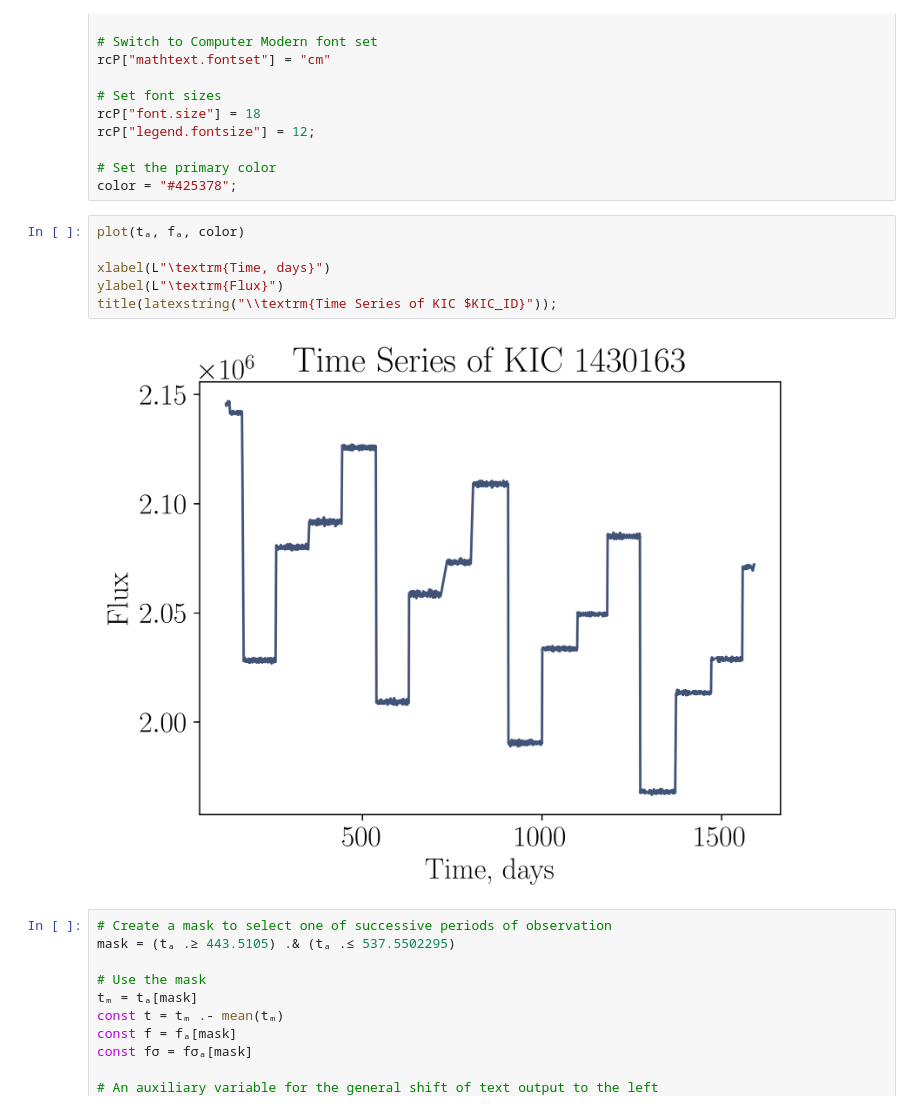
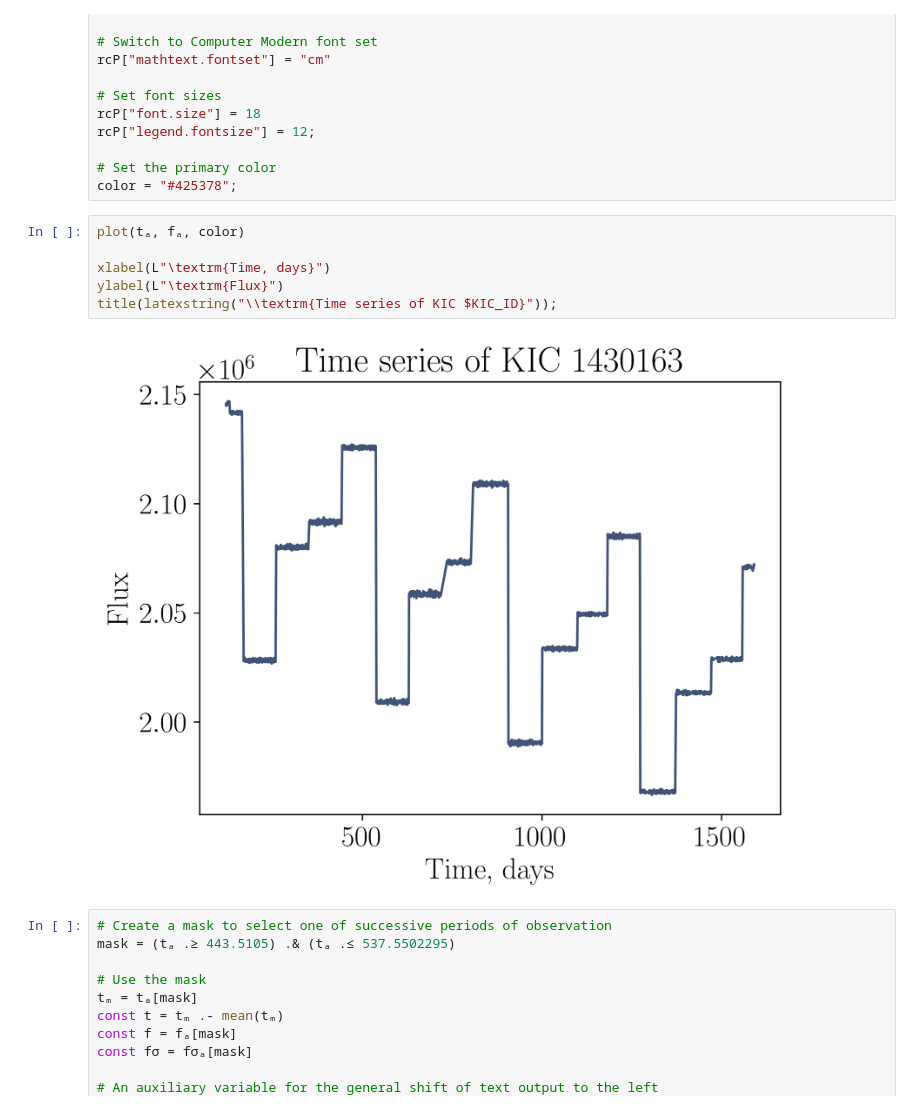
Before and after one commit to paveloom-c/GPKernels, a Jupyter notebook: notebooks/KIC1430163/KIC1430163.ipynb, the cells around one changed output. Saved outputs shown, nothing was run; the diff lists cells and outputs as text.

```diff
--- a/notebooks/KIC1430163/KIC1430163.ipynb
+++ b/notebooks/KIC1430163/KIC1430163.ipynb
@@ -70,11 +70,11 @@ color = "#425378";
 # %%
 plot(tₐ, fₐ, color)
 
 xlabel(L"\textrm{Time, days}")
 ylabel(L"\textrm{Flux}")
-title(latexstring("\\textrm{Time Series of KIC $KIC_ID}"));
+title(latexstring("\\textrm{Time series of KIC $KIC_ID}"));
 # %% [output]
-[figure, old version]
+[figure, new version]
 # %%
 # Create a mask to select one of successive periods of observation
 mask = (tₐ .≥ 443.5105) .& (tₐ .≤ 537.5502295)
```
Also changed, not shown: parts of 3 cells of this notebook, 1 other file.
